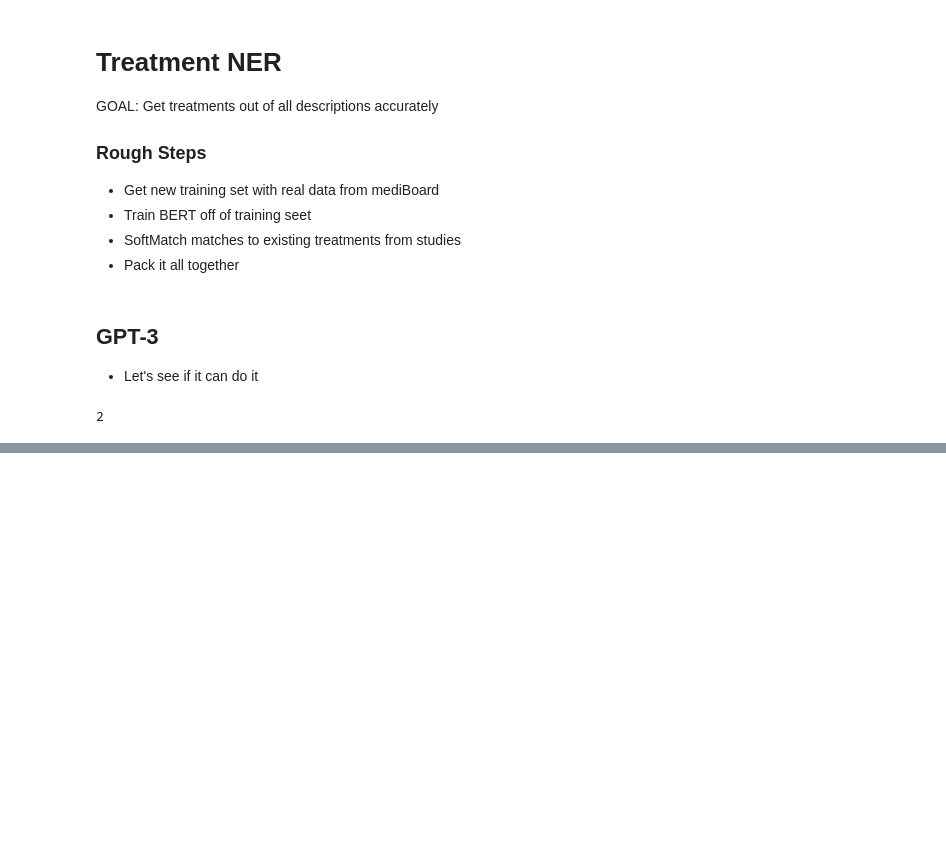
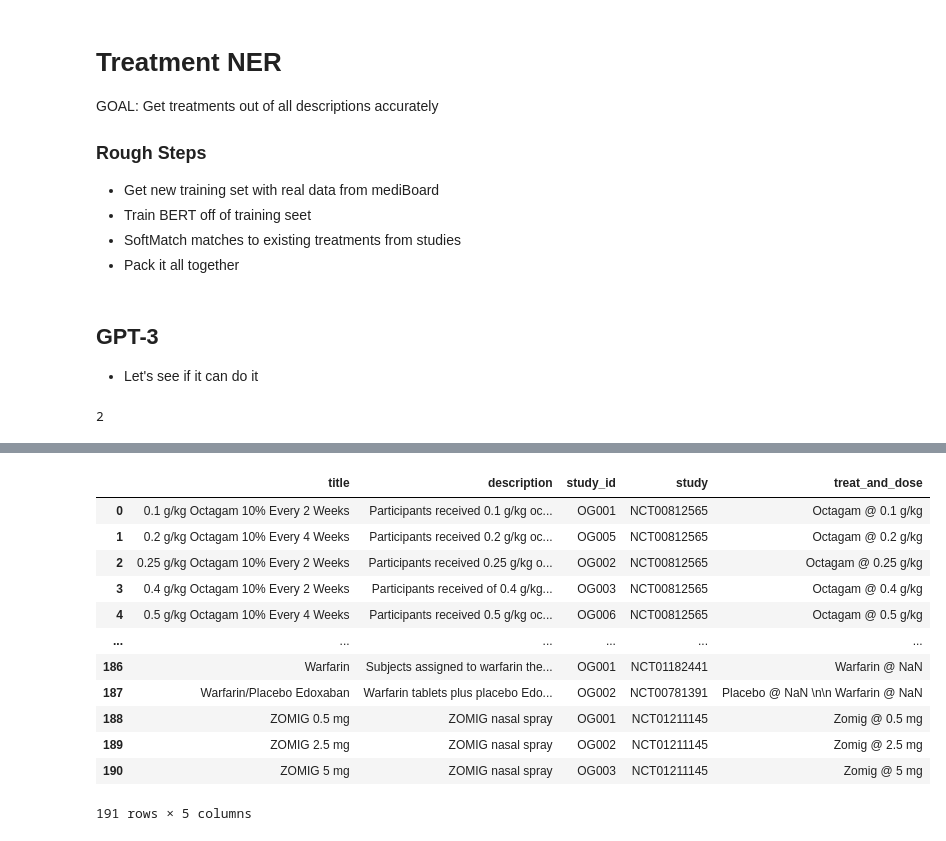
Before and after one commit to mediboard/treats, a Jupyter notebook: notebooks/TreatmentNER.ipynb, the cells around one changed output, grey strips where cells are left out. Drawn from its saved outputs; the diff is of its cells as text; code cells hidden in the pictures; blank space fills up the shorter version.

```diff
--- a/notebooks/TreatmentNER.ipynb
+++ b/notebooks/TreatmentNER.ipynb
@@ -36,2 +55,23 @@ len(openai.Model.list())
+# %%
+# pair each treatment with its dose
+labeled_admins['treat_and_dose'] = labeled_admins['Treatment'] + ' @ ' + labeled_admins['Dosage']
 # %%
-# Create the group pairs
+labeled_admins = labeled_admins.groupby(['title', 'description', 'study_id', 'study']).agg({
+    'treat_and_dose': lambda x: ' \n\n '.join(x),
+}).reset_index()
+# %%
+labeled_admins
+# %% [output]
+|  | title | description | study_id | study | treat_and_dose |
+| 0 | 0.1 g/kg Octagam 10% Every 2 Weeks | Participants received 0.1 g/kg oc... | OG001 | NCT00812565 | Octagam @ 0.1 g/kg |
+| 1 | 0.2 g/kg Octagam 10% Every 4 Weeks | Participants received 0.2 g/kg oc... | OG005 | NCT00812565 | Octagam @ 0.2 g/kg |
+| 2 | 0.25 g/kg Octagam 10% Every 2 Weeks | Participants received 0.25 g/kg o... | OG002 | NCT00812565 | Octagam @ 0.25 g/kg |
+| 3 | 0.4 g/kg Octagam 10% Every 2 Weeks | Participants received of 0.4 g/kg... | OG003 | NCT00812565 | Octagam @ 0.4 g/kg |
+| 4 | 0.5 g/kg Octagam 10% Every 4 Weeks | Participants received 0.5 g/kg oc... | OG006 | NCT00812565 | Octagam @ 0.5 g/kg |
+| ... | ... | ... | ... | ... | ... |
+| 186 | Warfarin | Subjects assigned to warfarin the... | OG001 | NCT01182441 | Warfarin @ NaN |
+| 187 | Warfarin/Placebo Edoxaban | Warfarin tablets plus placebo Edo... | OG002 | NCT00781391 | Placebo @ NaN \n\n Warfarin @ NaN |
+| 188 | ZOMIG 0.5 mg | ZOMIG nasal spray | OG001 | NCT01211145 | Zomig @ 0.5 mg |
+| 189 | ZOMIG 2.5 mg | ZOMIG nasal spray | OG002 | NCT01211145 | Zomig @ 2.5 mg |
+| 190 | ZOMIG 5 mg | ZOMIG nasal spray | OG003 | NCT01211145 | Zomig @ 5 mg |
+191 rows × 5 columns
```
Also changed, not shown: parts of 29 cells of this notebook, 6 other files.
